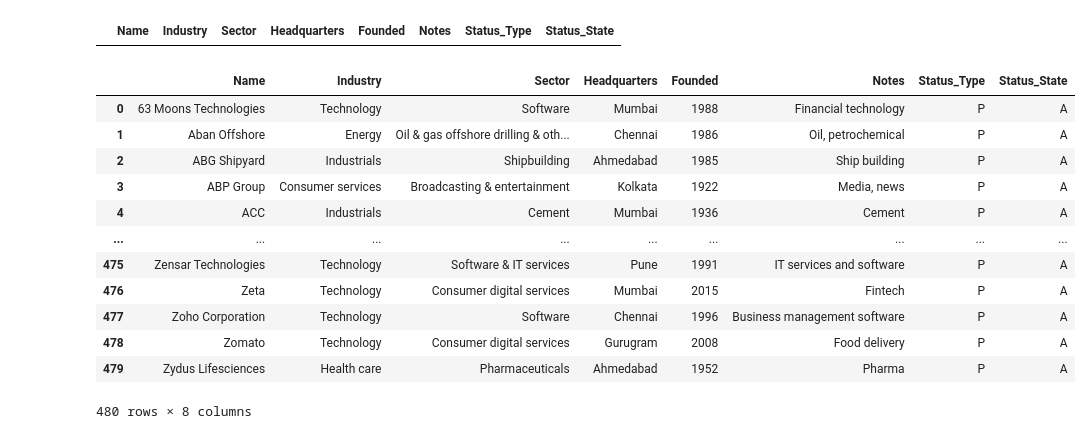
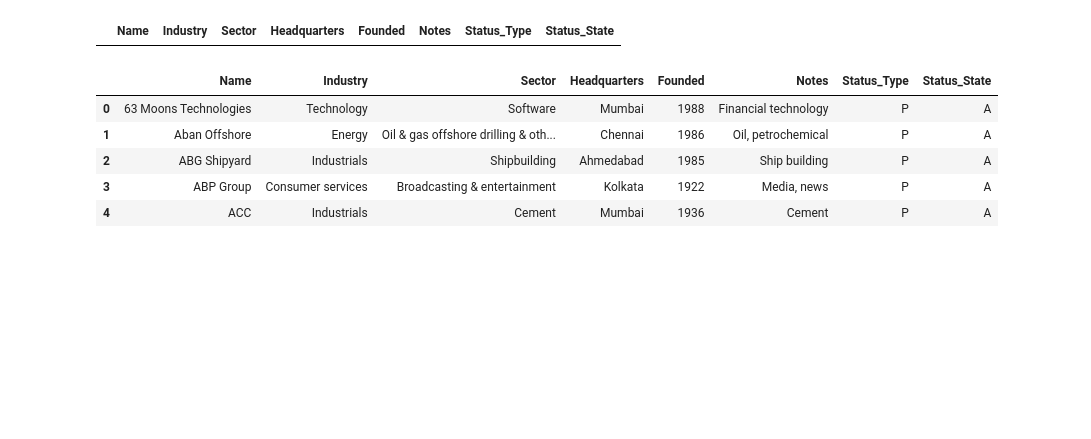
Before and after one commit to TulsiBasetti/Web_Scraping_Companies_Information, a Jupyter notebook: company_information.ipynb, the cells around one changed output. Drawn from its saved outputs; the diff is of its cells as text; code cells hidden in the pictures; blank space fills up the shorter version.

```diff
--- a/company_information.ipynb
+++ b/company_information.ipynb
@@ -81,19 +63,12 @@ for row in column_data[2:]:
     length=len(df)
     df.loc[length]=individual_row_data
 # %%
-print=(df)
+df.head()
 # %% [output]
 |  | Name | Industry | Sector | Headquarters | Founded | Notes | Status_Type | Status_State |
 | 0 | 63 Moons Technologies | Technology | Software | Mumbai | 1988 | Financial technology | P | A |
 | 1 | Aban Offshore | Energy | Oil & gas offshore drilling & oth... | Chennai | 1986 | Oil, petrochemical | P | A |
 | 2 | ABG Shipyard | Industrials | Shipbuilding | Ahmedabad | 1985 | Ship building | P | A |
 | 3 | ABP Group | Consumer services | Broadcasting & entertainment | Kolkata | 1922 | Media, news | P | A |
 | 4 | ACC | Industrials | Cement | Mumbai | 1936 | Cement | P | A |
-| ... | ... | ... | ... | ... | ... | ... | ... | ... |
-| 475 | Zensar Technologies | Technology | Software & IT services | Pune | 1991 | IT services and software | P | A |
-| 476 | Zeta | Technology | Consumer digital services | Mumbai | 2015 | Fintech | P | A |
-| 477 | Zoho Corporation | Technology | Software | Chennai | 1996 | Business management software | P | A |
-| 478 | Zomato | Technology | Consumer digital services | Gurugram | 2008 | Food delivery | P | A |
-| 479 | Zydus Lifesciences | Health care | Pharmaceuticals | Ahmedabad | 1952 | Pharma | P | A |
-480 rows × 8 columns
 # %%
```
Also changed, not shown: parts of 2 cells of this notebook.
